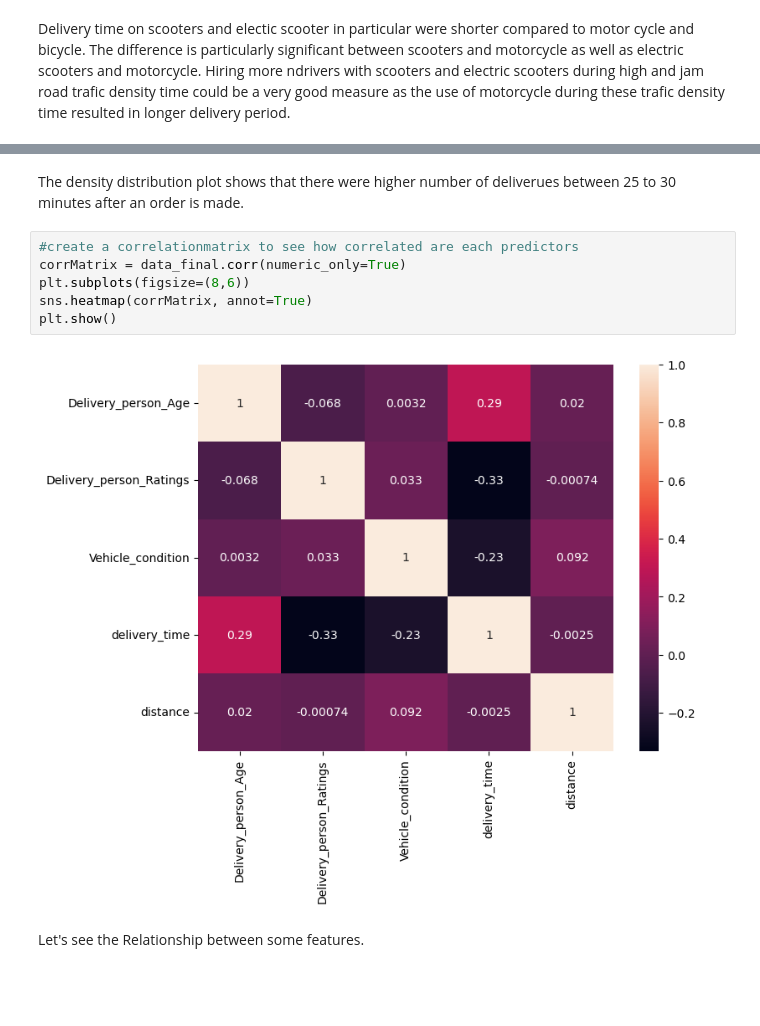
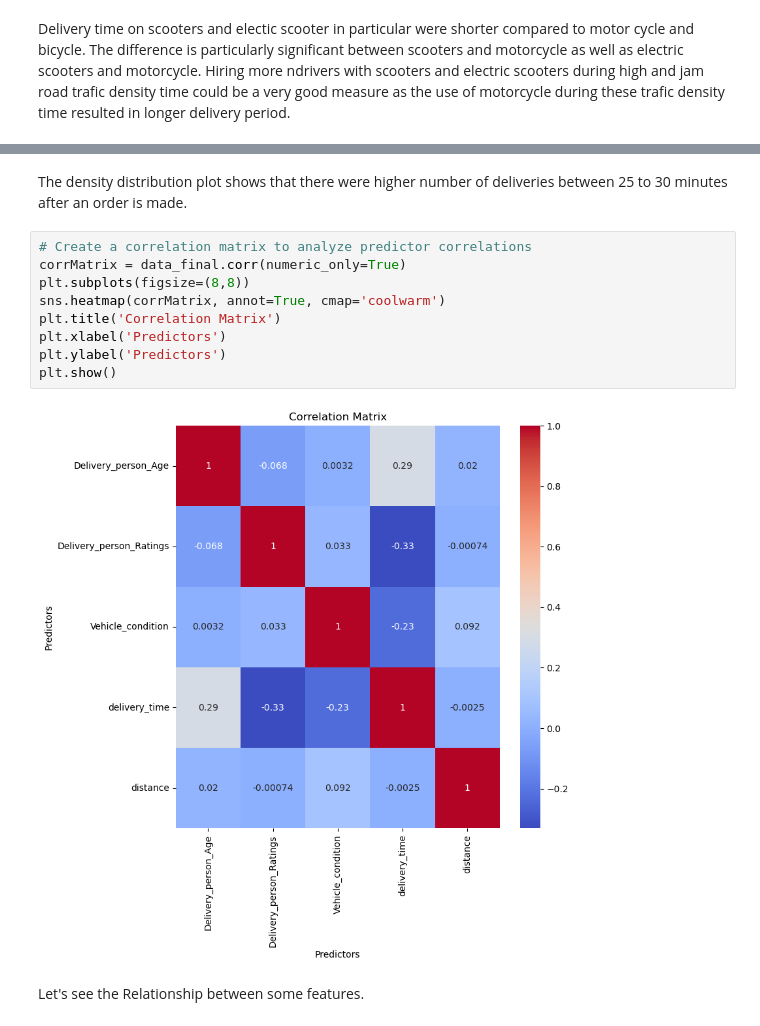
Before and after one commit to YonaskT/Delivery-time-analysis-prediction, a Jupyter notebook: Delivery Time Analysis and Prediction.ipynb, the cells around one changed output, grey strips where cells are left out. Cells and saved outputs as stored; diff of their text form; blank space fills up the shorter version.

```diff
--- a/Delivery Time Analysis and Prediction.ipynb
+++ b/Delivery Time Analysis and Prediction.ipynb
@@ -446,15 +496,18 @@ plt.show;
 # %% [output]
 [figure]
 # %% [markdown]
-The density distribution plot shows that there were higher number of deliverues between 25 to 30 minutes after an order is made.
+The density distribution plot shows that there were higher number of deliveries between 25 to 30 minutes after an order is made.
 # %%
-#create a correlationmatrix to see how correlated are each predictors
+# Create a correlation matrix to analyze predictor correlations
 corrMatrix = data_final.corr(numeric_only=True)
-plt.subplots(figsize=(8,6))
-sns.heatmap(corrMatrix, annot=True)
+plt.subplots(figsize=(8,8))
+sns.heatmap(corrMatrix, annot=True, cmap='coolwarm')
+plt.title('Correlation Matrix')
+plt.xlabel('Predictors')
+plt.ylabel('Predictors')
 plt.show()
 # %% [output]
-[figure, old version]
+[figure, new version]
 # %% [markdown]
 Let's see the Relationship between some features.
 # %%
```
Also changed, not shown: parts of 35 cells of this notebook.
